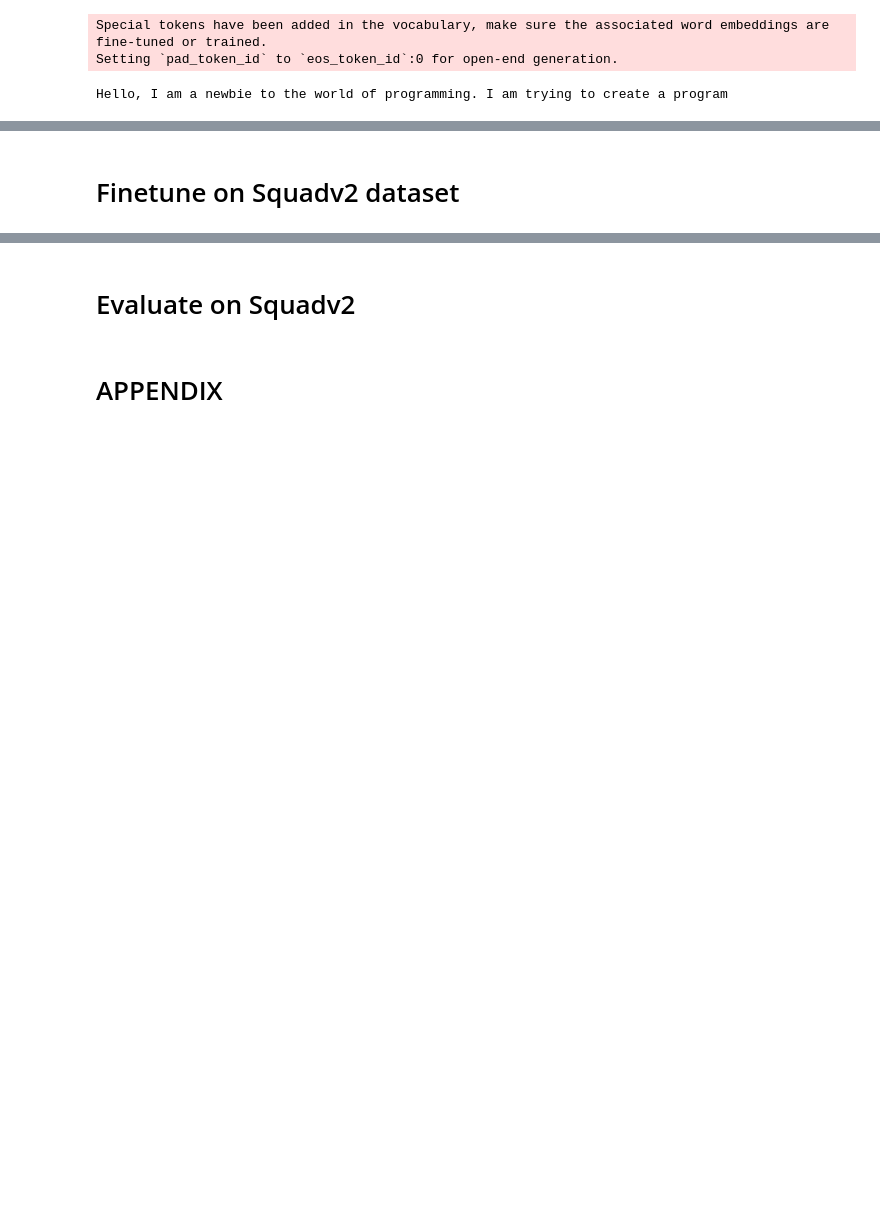
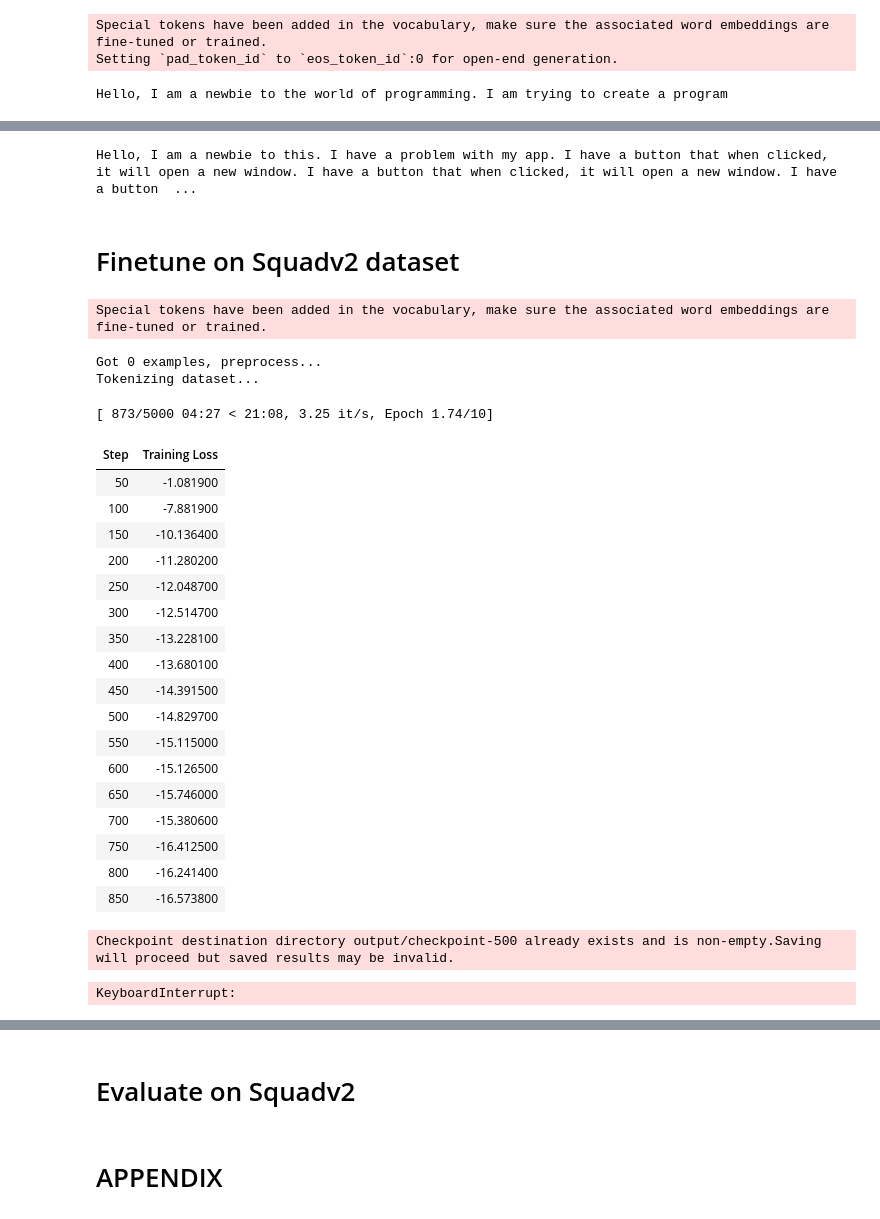
Before and after one commit to matthew-norton/mamba-hidden-states, a Jupyter notebook: playground.ipynb, the cells around one changed output, grey strips where cells are left out. Drawn from its saved outputs; the diff is of its cells as text; code cells hidden in the pictures; blank space fills up the shorter version.

```diff
--- a/playground.ipynb
+++ b/playground.ipynb
@@ -151,3 +272,9 @@ test_model(mamba, tokenizer)
+# %%
+inputs = tokenizer("Hello, I am", return_tensors="pt")
+tokens = mamba.generate(inputs['input_ids'], max_length=256)
+print(tokenizer.decode(tokens[0]))
+# %% [output]
+Hello, I am a newbie to this. I have a problem with my app. I have a button that when clicked, it will open a new window. I have a button that when clicked, it will open a new window. I have a button  ...
 # %% [markdown]
 # Finetune on Squadv2 dataset
 # %%
@@ -201,0 +294,63 @@ run(args)
+# %%
+model = MambaLMHeadModel.from_pretrained(args.model, dtype=torch.float32, device="cuda")
+
+tokenizer = AutoTokenizer.from_pretrained(args.tokenizer)
+tokenizer.eos_token = "<|endoftext|>"
+tokenizer.pad_token = tokenizer.eos_token
+# %% [output]
+Special tokens have been added in the vocabulary, make sure the associated word embeddings are fine-tuned or trained.
+# %%
+data_module = SFTDataModule(
+    tokenizer=tokenizer,
+    data_path=args.data_path,
+    limit=1000
+)
+# %% [output]
+Got 0 examples, preprocess...
+Tokenizing dataset...
+# %%
+trainer = MambaTrainer(
+    model=model,
+    train_dataset=data_module.dataset,
+    tokenizer=tokenizer,
+    args=TrainingArguments(
+        learning_rate=args.learning_rate,
+        num_train_epochs=args.num_epochs,
+        per_device_train_batch_size=args.batch_size,
+        gradient_accumulation_steps=args.gradient_accumulation_steps,
+        optim=args.optim,
+        #evaluation_strategy="steps",
+        #eval_steps=50,
+        output_dir=args.output,
+        save_total_limit=2,
+        logging_strategy='steps',
+        logging_steps=50,
+        save_steps=500,
+    ),
+    data_collator=data_module.data_collator,
+)
+
+trainer.train()
+trainer.save_model(args.output)
+# %% [output]
+[ 873/5000 04:27 < 21:08, 3.25 it/s, Epoch 1.74/10]
+| Step | Training Loss |
+| 50 | -1.081900 |
+| 100 | -7.881900 |
+| 150 | -10.136400 |
+| 200 | -11.280200 |
+| 250 | -12.048700 |
+| 300 | -12.514700 |
+| 350 | -13.228100 |
+| 400 | -13.680100 |
+| 450 | -14.391500 |
+| 500 | -14.829700 |
+| 550 | -15.115000 |
+| 600 | -15.126500 |
+| 650 | -15.746000 |
+| 700 | -15.380600 |
+| 750 | -16.412500 |
+| 800 | -16.241400 |
+| 850 | -16.573800 |
+Checkpoint destination directory output/checkpoint-500 already exists and is non-empty.Saving will proceed but saved results may be invalid.
+KeyboardInterrupt:
```
Also changed, not shown: parts of 11 cells of this notebook, 1 other file.
